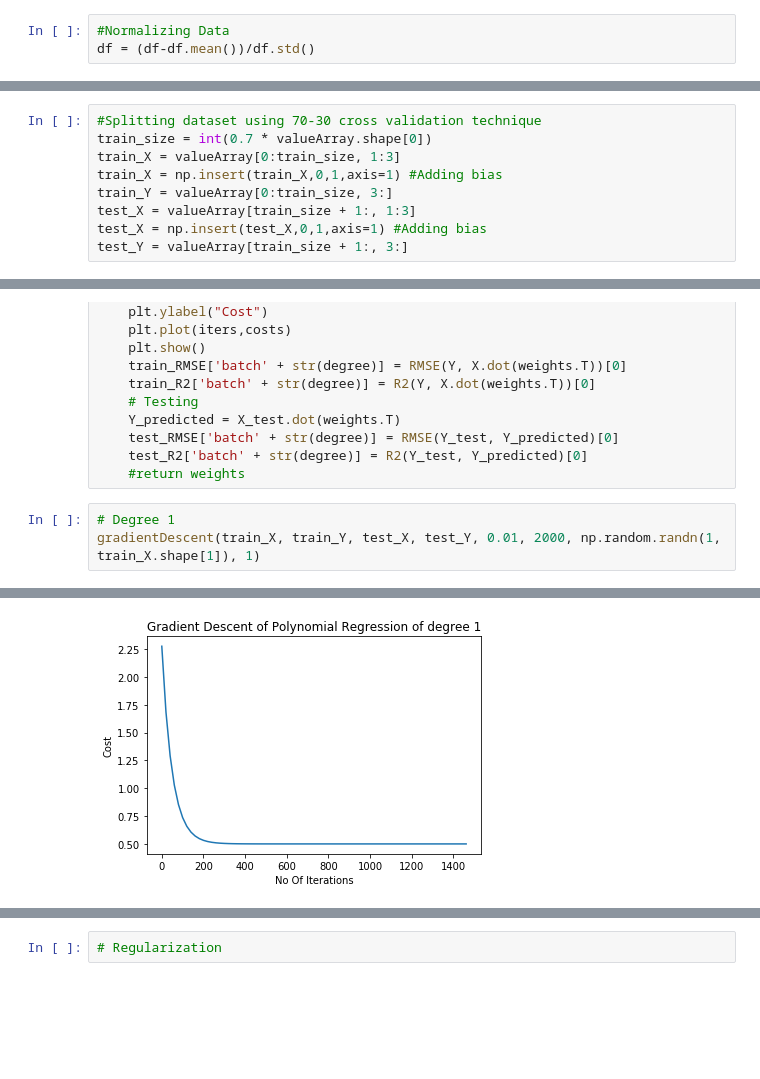
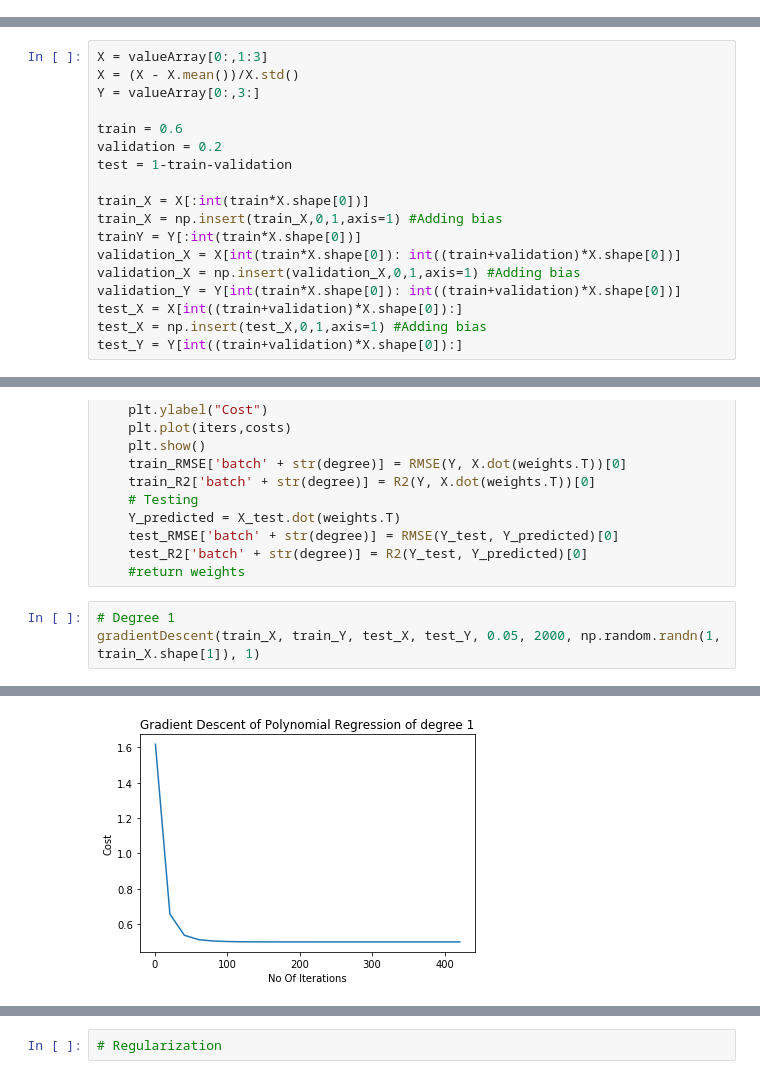
Before and after one commit to CSALS/Foundations-Of-Data-Science, a Jupyter notebook: Polynomial Regression/Polynomial_Regression.ipynb, the cells around one changed output, grey strips where cells are left out. Drawn from its saved outputs; the diff is of its cells as text; blank space fills up the shorter version.

Commit message:
A2: Add gradient descent code

```diff
--- a/Polynomial Regression/Polynomial_Regression.ipynb
+++ b/Polynomial Regression/Polynomial_Regression.ipynb
@@ -11,20 +9,26 @@ import matplotlib.pyplot as plt
 %matplotlib inline
 # %%
 df = pd.read_csv("assets/dataset.txt", sep = ",", names = ["id", "longtitude", "latitude", "altitude"])
-# %%
-#Normalizing Data
-df = (df-df.mean())/df.std()
 # %%
 valueArray = df.to_numpy()
-# %%
-#Splitting dataset using 70-30 cross validation technique
-train_size = int(0.7 * valueArray.shape[0])
-train_X = valueArray[0:train_size, 1:3]
-train_X = np.insert(train_X,0,1,axis=1) #Adding bias
-train_Y = valueArray[0:train_size, 3:]
-test_X = valueArray[train_size + 1:, 1:3]
-test_X = np.insert(test_X,0,1,axis=1) #Adding bias
-test_Y = valueArray[train_size + 1:, 3:]
+# %%
+X = valueArray[0:,1:3]
+X = (X - X.mean())/X.std()
+Y = valueArray[0:,3:]
+
+train = 0.6
+validation = 0.2
+test = 1-train-validation
+
+train_X = X[:int(train*X.shape[0])]
+train_X = np.insert(train_X,0,1,axis=1) #Adding bias
+trainY = Y[:int(train*X.shape[0])]
+validation_X = X[int(train*X.shape[0]): int((train+validation)*X.shape[0])]
+validation_X = np.insert(validation_X,0,1,axis=1) #Adding bias
+validation_Y = Y[int(train*X.shape[0]): int((train+validation)*X.shape[0])]
+test_X = X[int((train+validation)*X.shape[0]):]
+test_X = np.insert(test_X,0,1,axis=1) #Adding bias
+test_Y = Y[int((train+validation)*X.shape[0]):]
 # %%
 # Testing metrics
 train_RMSE = {}
@@ -88,5 +92,5 @@ def gradientDescent(X, Y, X_test, Y_test, alpha, maxIterations, weights, degree)
     #return weights
 # %%
 # Degree 1
-gradientDescent(train_X, train_Y, test_X, test_Y, 0.01, 2000, np.random.randn(1, train_X.shape[1]), 1)
+gradientDescent(train_X, train_Y, test_X, test_Y, 0.05, 2000, np.random.randn(1, train_X.shape[1]), 1)
 # %% [output]
@@ -95,2 +99,2 @@ Converting at 1477th iteration with learning rate 0.01
-[figure, old version]
+[figure, new version]
 # %%
```
Also changed, not shown: parts of 17 cells of this notebook, 2 other files.
